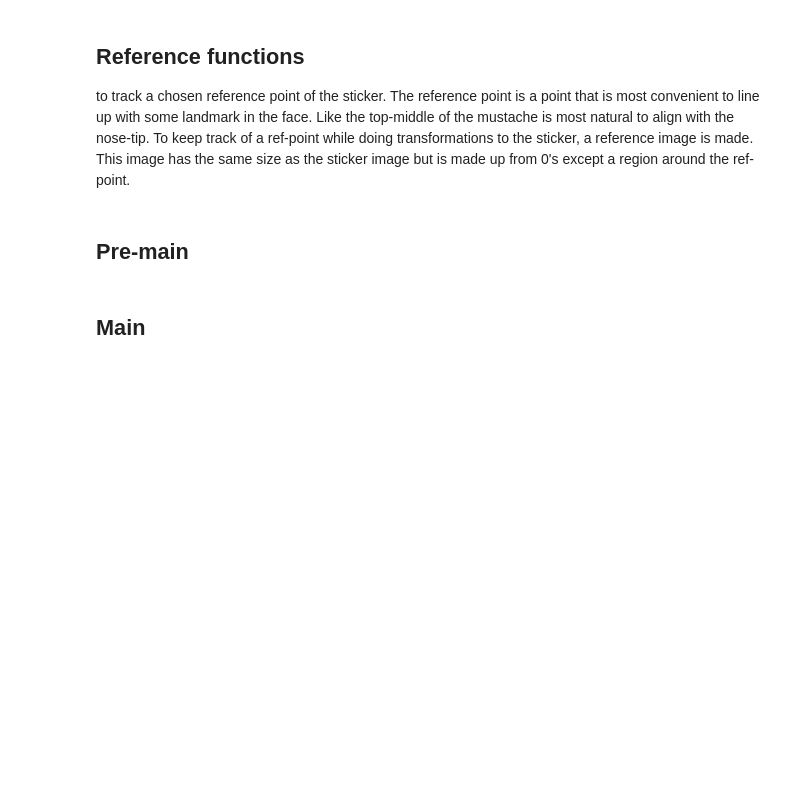
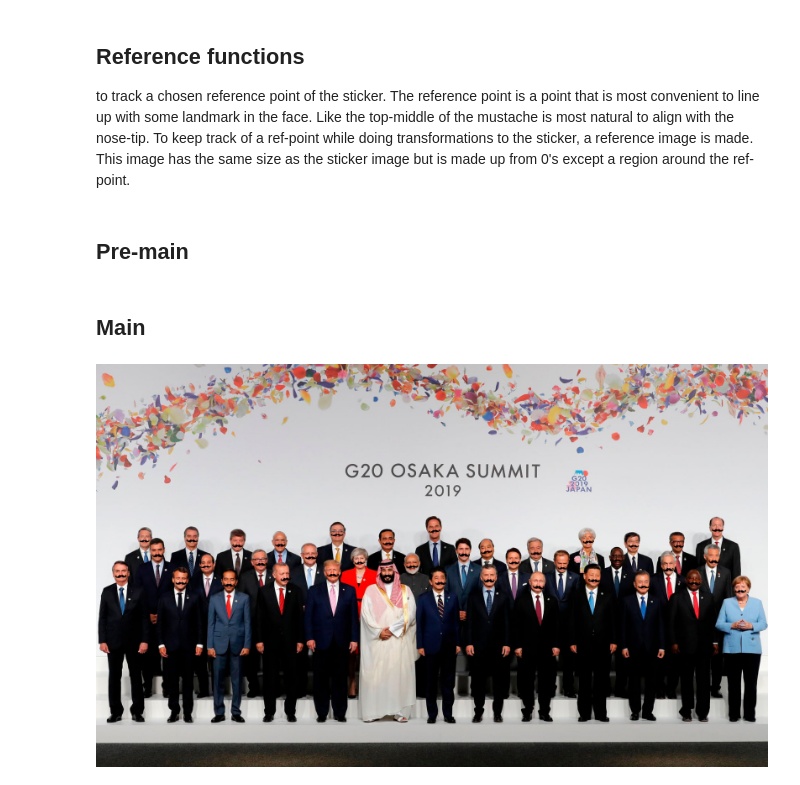
Before and after one commit to Ricoter/FaceRecognition, a Jupyter notebook: transformed_mustachify.ipynb, the cells around one changed output. Drawn from its saved outputs; the diff is of its cells as text; code cells hidden in the pictures; blank space fills up the shorter version.

Commit message:
shows image in notebook

```diff
--- a/transformed_mustachify.ipynb
+++ b/transformed_mustachify.ipynb
@@ -357,0 +356,4 @@ face.show()
+# %%
+display(face)
+# %% [output]
+[figure, added]
```
Also changed, not shown: parts of 1 cell of this notebook.
